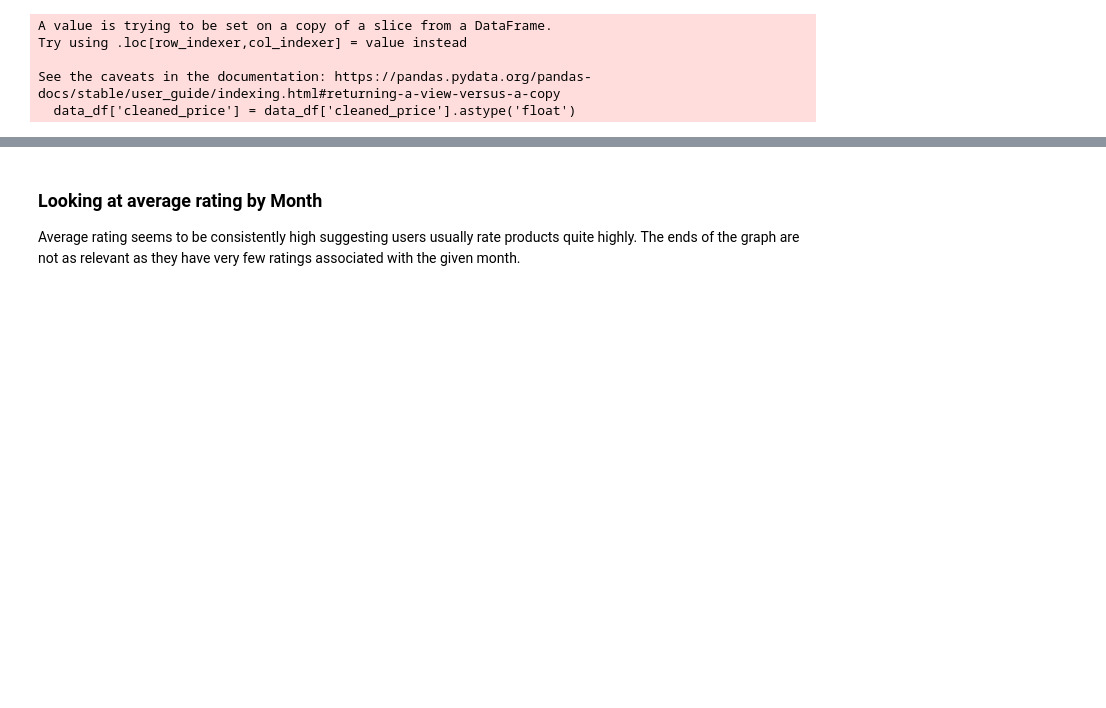
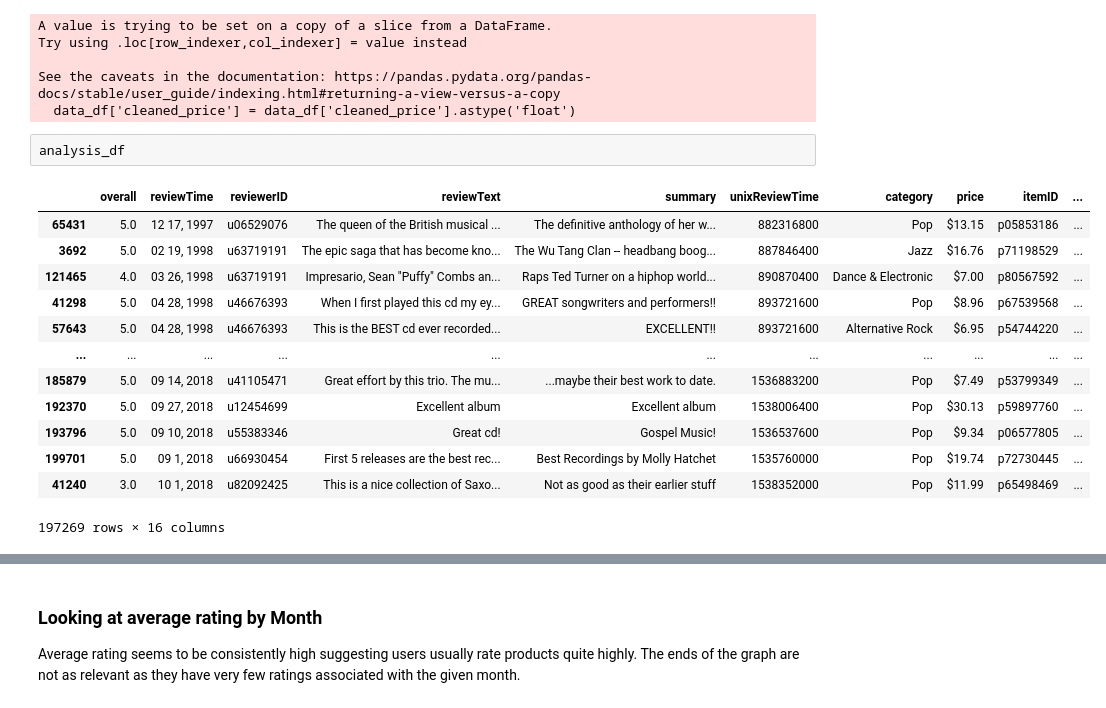
Before and after one commit to MattB17/AmazonRecommenderSystem, a Jupyter notebook: Exploration.ipynb, the cells around one changed output, grey strips where cells are left out. Cells and saved outputs as stored; diff of their text form; blank space fills up the shorter version.

```diff
--- a/Exploration.ipynb
+++ b/Exploration.ipynb
@@ -56,3 +56,19 @@ Try using .loc[row_indexer,col_indexer] = value instead
 
 See the caveats in the documentation: https://pandas.pydata.org/pandas-docs/stable/user_guide/indexing.html#returning-a-view-versus-a-copy
   data_df['cleaned_price'] = data_df['cleaned_price'].astype('float')
+# %%
+analysis_df
+# %% [output]
+|  | overall | reviewTime | reviewerID | reviewText | summary | unixReviewTime | category | price | itemID | ... |
+| 65431 | 5.0 | 12 17, 1997 | u06529076 | The queen of the British musical ... | The definitive anthology of her w... | 882316800 | Pop | $13.15 | p05853186 | ... |
+| 3692 | 5.0 | 02 19, 1998 | u63719191 | The epic saga that has become kno... | The Wu Tang Clan -- headbang boog... | 887846400 | Jazz | $16.76 | p71198529 | ... |
+| 121465 | 4.0 | 03 26, 1998 | u63719191 | Impresario, Sean "Puffy" Combs an... | Raps Ted Turner on a hiphop world... | 890870400 | Dance & Electronic | $7.00 | p80567592 | ... |
+| 41298 | 5.0 | 04 28, 1998 | u46676393 | When I first played this cd my ey... | GREAT songwriters and performers!! | 893721600 | Pop | $8.96 | p67539568 | ... |
+| 57643 | 5.0 | 04 28, 1998 | u46676393 | This is the BEST cd ever recorded... | EXCELLENT!! | 893721600 | Alternative Rock | $6.95 | p54744220 | ... |
+| ... | ... | ... | ... | ... | ... | ... | ... | ... | ... | ... |
+| 185879 | 5.0 | 09 14, 2018 | u41105471 | Great effort by this trio. The mu... | ...maybe their best work to date. | 1536883200 | Pop | $7.49 | p53799349 | ... |
+| 192370 | 5.0 | 09 27, 2018 | u12454699 | Excellent album | Excellent album | 1538006400 | Pop | $30.13 | p59897760 | ... |
+| 193796 | 5.0 | 09 10, 2018 | u55383346 | Great cd! | Gospel Music! | 1536537600 | Pop | $9.34 | p06577805 | ... |
+| 199701 | 5.0 | 09 1, 2018 | u66930454 | First 5 releases are the best rec... | Best Recordings by Molly Hatchet | 1535760000 | Pop | $19.74 | p72730445 | ... |
+| 41240 | 3.0 | 10 1, 2018 | u82092425 | This is a nice collection of Saxo... | Not as good as their earlier stuff | 1538352000 | Pop | $11.99 | p65498469 | ... |
+197269 rows × 16 columns
```
Also changed, not shown: parts of 11 cells of this notebook, 2 other files.
